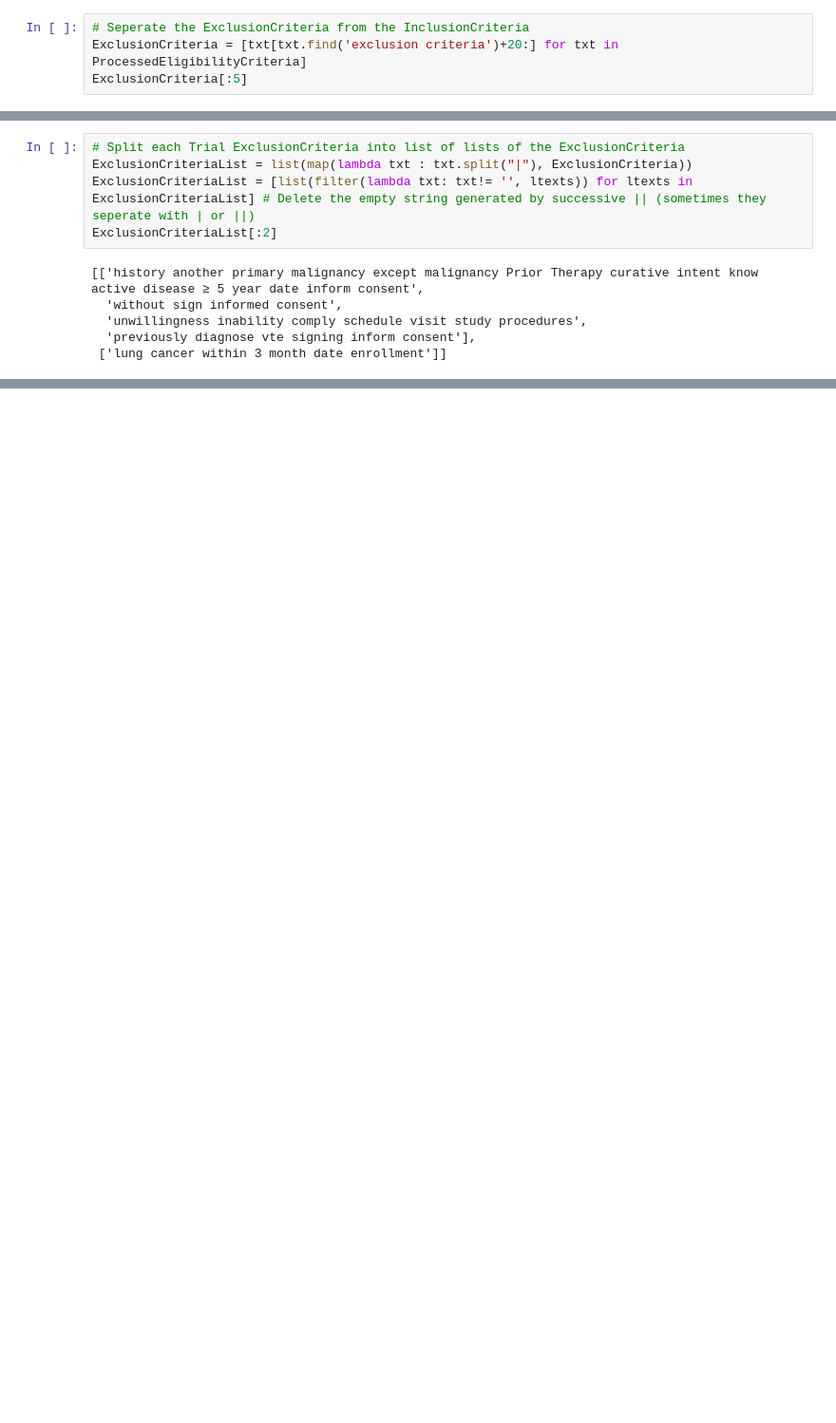
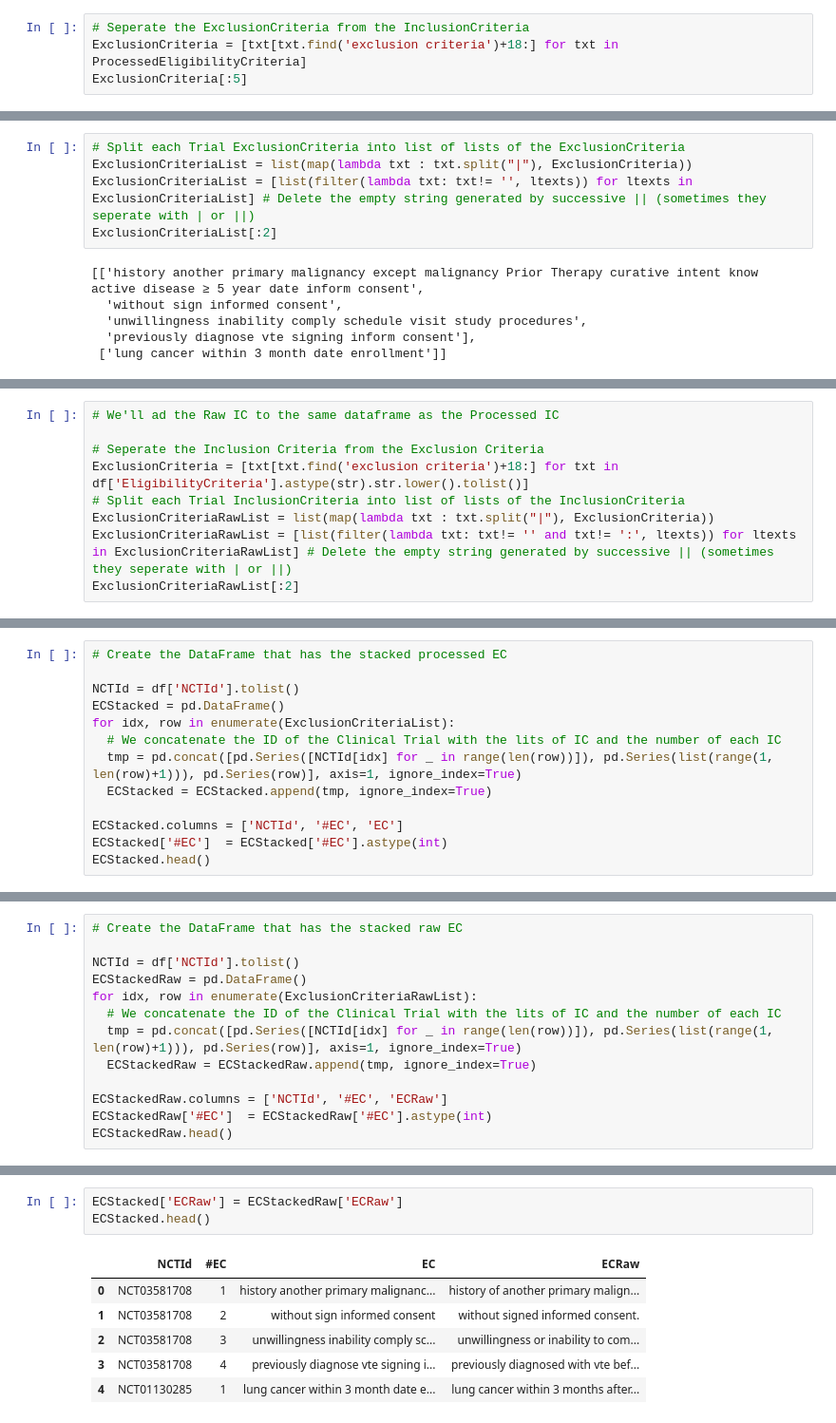
Before and after one commit to MWFK/NLP-Semantic-Similarity, a Jupyter notebook: ClinicalTrials/Data Engineering/04. Processing_IEC_NGRAM.ipynb, the cells around one changed output, grey strips where cells are left out. Shown: that part at 95% size. Saved outputs shown, nothing was run; the diff lists cells and outputs as text; blank space fills up the shorter version.

```diff
--- a/ClinicalTrials/Data Engineering/04. Processing_IEC_NGRAM.ipynb
+++ b/ClinicalTrials/Data Engineering/04. Processing_IEC_NGRAM.ipynb
@@ -278,5 +289,5 @@ InclusionCriteria[:5]
 # %%
 # Seperate the ExclusionCriteria from the InclusionCriteria
-ExclusionCriteria = [txt[txt.find('exclusion criteria')+20:] for txt in ProcessedEligibilityCriteria]
+ExclusionCriteria = [txt[txt.find('exclusion criteria')+18:] for txt in ProcessedEligibilityCriteria]
 ExclusionCriteria[:5]
 # %% [output]
@@ -330,0 +402,9 @@ all.head()
+# %%
+# We'll ad the Raw IC to the same dataframe as the Processed IC
+
+# Seperate the Inclusion Criteria from the Exclusion Criteria
+ExclusionCriteria = [txt[txt.find('exclusion criteria')+18:] for txt in df['EligibilityCriteria'].astype(str).str.lower().tolist()]
+# Split each Trial InclusionCriteria into list of lists of the InclusionCriteria
+ExclusionCriteriaRawList = list(map(lambda txt : txt.split("|"), ExclusionCriteria))
+ExclusionCriteriaRawList = [list(filter(lambda txt: txt!= '' and txt!= ':', ltexts)) for ltexts in ExclusionCriteriaRawList] # Delete the empty string generated by successive || (sometimes they seperate with | or ||)
+ExclusionCriteriaRawList[:2]
@@ -330,0 +417,13 @@ all.head()
+# %%
+# Create the DataFrame that has the stacked processed EC
+
+NCTId = df['NCTId'].tolist()
+ECStacked = pd.DataFrame()
+for idx, row in enumerate(ExclusionCriteriaList):
+  # We concatenate the ID of the Clinical Trial with the lits of IC and the number of each IC
+  tmp = pd.concat([pd.Series([NCTId[idx] for _ in range(len(row))]), pd.Series(list(range(1, len(row)+1))), pd.Series(row)], axis=1, ignore_index=True)
+  ECStacked = ECStacked.append(tmp, ignore_index=True)
+
+ECStacked.columns = ['NCTId', '#EC', 'EC']
+ECStacked['#EC']  = ECStacked['#EC'].astype(int)
+ECStacked.head()
@@ -330,0 +437,13 @@ all.head()
+# %%
+# Create the DataFrame that has the stacked raw EC
+
+NCTId = df['NCTId'].tolist()
+ECStackedRaw = pd.DataFrame()
+for idx, row in enumerate(ExclusionCriteriaRawList):
+  # We concatenate the ID of the Clinical Trial with the lits of IC and the number of each IC
+  tmp = pd.concat([pd.Series([NCTId[idx] for _ in range(len(row))]), pd.Series(list(range(1, len(row)+1))), pd.Series(row)], axis=1, ignore_index=True)
+  ECStackedRaw = ECStackedRaw.append(tmp, ignore_index=True)
+
+ECStackedRaw.columns = ['NCTId', '#EC', 'ECRaw']
+ECStackedRaw['#EC']  = ECStackedRaw['#EC'].astype(int)
+ECStackedRaw.head()
@@ -330,0 +457,10 @@ all.head()
+# %%
+ECStacked['ECRaw'] = ECStackedRaw['ECRaw']
+ECStacked.head()
+# %% [output]
+|  | NCTId | #EC | EC | ECRaw |
+| 0 | NCT03581708 | 1 | history another primary malignanc... | history of another primary malign... |
+| 1 | NCT03581708 | 2 | without sign informed consent | without signed informed consent. |
+| 2 | NCT03581708 | 3 | unwillingness inability comply sc... | unwillingness or inability to com... |
+| 3 | NCT03581708 | 4 | previously diagnose vte signing i... | previously diagnosed with vte bef... |
+| 4 | NCT01130285 | 1 | lung cancer within 3 month date e... | lung cancer within 3 months after... |
```
Also changed, not shown: parts of 20 cells of this notebook.
